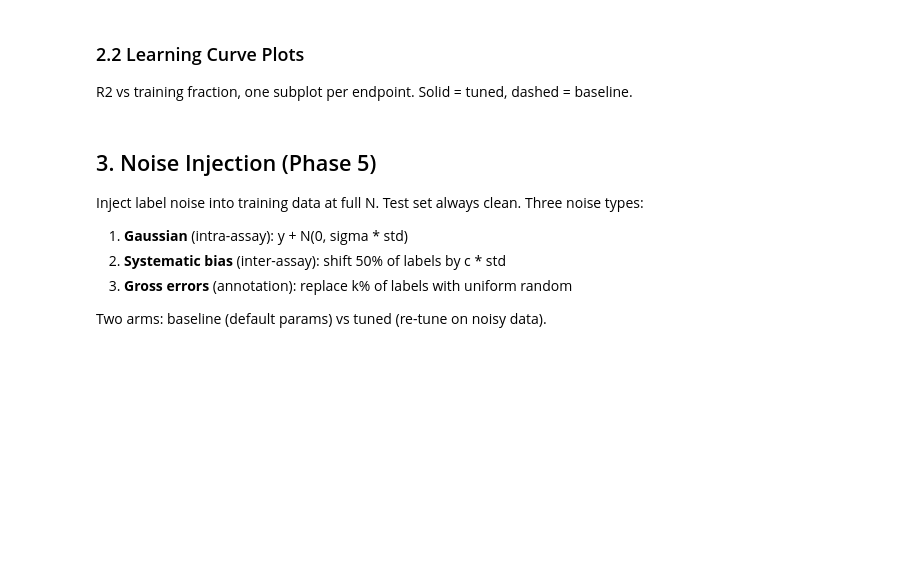
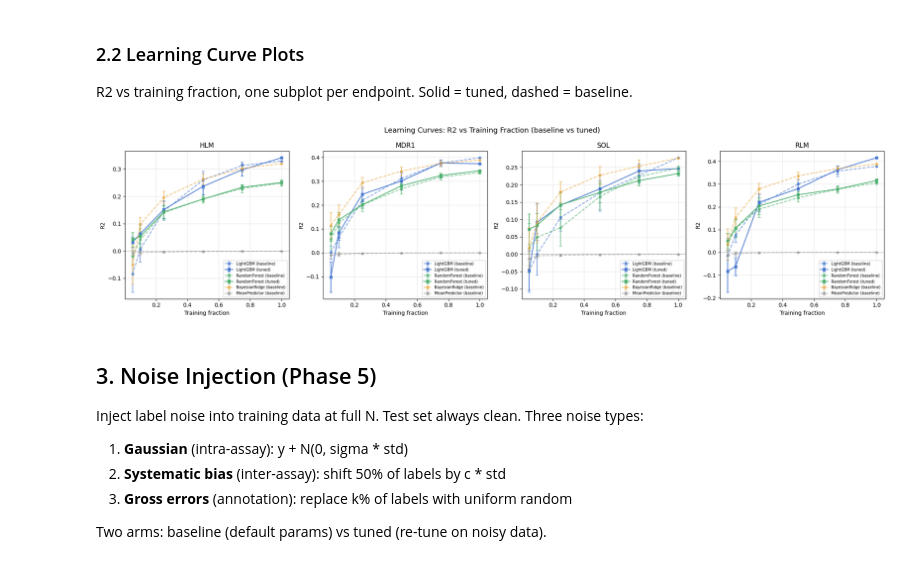
Before and after one commit to Zarif-S/uniq-plus-data-quantity-noise-qsar, a Jupyter notebook: notebooks/03_adme_experiments.ipynb, the cells around one changed output. Drawn from its saved outputs; the diff is of its cells as text; code cells hidden in the pictures; blank space fills up the shorter version.

```diff
--- a/notebooks/03_adme_experiments.ipynb
+++ b/notebooks/03_adme_experiments.ipynb
@@ -61,14 +69,16 @@ print(f'Loaded {len(df)} compounds')
 ep_data = {}
 for col in MODEL_ENDPOINTS:
     df_ep = filter_endpoint(df, col)
-    X = morgan_fingerprints(df_ep['SMILES'].tolist())
+    smiles = df_ep['SMILES'].tolist()
+    X = rdkit_2d_features(smiles)
     y = df_ep[col].values
-    X_train, X_test, y_train, y_test = train_test_split(
-        X, y, test_size=0.2, random_state=SEED
+    X_train, X_test, y_train, y_test, smi_train, smi_test = train_test_split(
+        X, y, smiles, test_size=0.2, random_state=SEED
     )
     ep_data[col] = {
         'X_train': X_train, 'X_test': X_test,
         'y_train': y_train, 'y_test': y_test,
+        'smi_train': smi_train, 'smi_test': smi_test,  # for MPNN2
     }
     ep_short = EP_SHORT_MAP[col]
     print(f'  {ep_short}: {len(X_train)} train, {len(X_test)} test')
@@ -85,8 +172,11 @@ BayesianRidge is baseline-only (no tuning). MeanPredictor included as reference
 Fractions: {0.05, 0.10, 0.25, 0.50, 0.75, 1.0}, 10 seeds each.
 # %%
 if not RUN_LEARNING_CURVES:
-    print('Learning curves skipped (RUN_LEARNING_CURVES=False).')
-    lc_results = pd.DataFrame()
+    import os
+    _path = '../data/processed/learning_curve_results.csv'
+    lc_results = pd.read_csv(_path) if os.path.exists(_path) else pd.DataFrame()
+    print(f'Learning curves skipped — loaded {len(lc_results)} existing rows from disk.'
+          if not lc_results.empty else 'Learning curves skipped (no existing results on disk).')
 else:
     from sklearn.linear_model import BayesianRidge
     from sklearn.dummy import DummyRegressor
@@ -155,6 +245,17 @@ else:
                 metrics = evaluate_model(tuned_rf, X_test, y_test)
                 lc_rows.append({**base, 'model': 'RandomForest', 'arm': 'tuned', **metrics})
 
+                # ── MPNN2: baseline (RMSE stopping) + tuned (MAE stopping) ──
+                # Runs for seeds 0..MPNN2_N_SEEDS-1 only.
+                if RUN_MPNN2_EXPERIMENTS and seed < MPNN2_N_SEEDS:
+                    smi_sub = [ep_data[col]['smi_train'][i] for i in idx]
+                    smi_test_ep = ep_data[col]['smi_test']
+                    for arm_label, metric in [('baseline', 'rmse'), ('tuned', 'mae')]:
+                        run_dir = f'../models/mpnn2_exp/lc/{ep_short}/frac{frac}/seed{seed}/{arm_label}'
+                        y_pred_mpnn2 = _run_mpnn2(smi_sub, y_sub, smi_test_ep, run_dir, metric=metric)
+                        metrics = evaluate_model(None, None, y_test, y_pred=y_pred_mpnn2)
+                        lc_rows.append({**base, 'model': 'MPNN2', 'arm': arm_label, **metrics})
+
                 if step % 20 == 0 or step == total:
                     print(f'    [{step}/{total}] {ep_short} frac={frac} seed={seed}')
 
@@ -179,7 +298,8 @@ if lc_results.empty:
     print('No learning curve results to plot.')
 else:
     MODEL_COLORS = {'LightGBM': '#4878cf', 'RandomForest': '#4caf6e',
-                    'BayesianRidge': '#e8a83e', 'MeanPredictor': '#999999'}
+                    'BayesianRidge': '#e8a83e', 'MeanPredictor': '#999999',
+                    'MPNN2': '#c94a4a'}
 
     fig, axes = plt.subplots(1, len(EP_SHORT), figsize=(5 * len(EP_SHORT), 5), sharey=False)
     if len(EP_SHORT) == 1:
@@ -187,36 +307,39 @@ else:
 
     for ax, ep in zip(axes, EP_SHORT):
         ep_df = lc_results[lc_results["ep_short"] == ep]
 
-        for model in ["LightGBM", "RandomForest", "BayesianRidge", "MeanPredictor"]:
+        for model in ["LightGBM", "RandomForest", "BayesianRidge", "MeanPredictor", "MPNN2"]:
             color = MODEL_COLORS.get(model, "grey")
 
             # Baseline arm
             bl = ep_df[(ep_df["model"] == model) & (ep_df["arm"] == "baseline")]
             if not bl.empty:
                 agg = bl.groupby("fraction")["R2"].agg(["mean", "std"])
-                ax.errorbar(agg.index, agg["mean"], yerr=agg["std"],
+                ax.errorbar(agg.index, agg["mean"], yerr=agg["std"].fillna(0),
                             color=color, linestyle="--", marker="o", markersize=4,
                             label=f"{model} (baseline)", alpha=0.7, capsize=3)
 
             # Tuned arm
             tn = ep_df[(ep_df["model"] == model) & (ep_df["arm"] == "tuned")]
             if not tn.empty:
                 agg = tn.groupby("fraction")["R2"].agg(["mean", "std"])
-                ax.errorbar(agg.index, agg["mean"], yerr=agg["std"],
+                ax.errorbar(agg.index, agg["mean"], yerr=agg["std"].fillna(0),
                             color=color, linestyle="-", marker="s", markersize=4,
                             label=f"{model} (tuned)", capsize=3)
 
         ax.set_title(ep)
         ax.set_xlabel("Training fraction")
         ax.set_ylabel("R2")
         ax.axhline(0, color="black", linewidth=0.5, linestyle=":")
         ax.legend(fontsize=7, loc="lower right")
         ax.grid(True, alpha=0.3)
 
     fig.suptitle('Learning Curves: R2 vs Training Fraction (baseline vs tuned)', fontsize=13)
     plt.tight_layout()
+    fig.savefig('../figures/4.1_learning_curves.png', dpi=150, bbox_inches='tight')
     plt.show()
+# %% [output]
+[figure, added]
 # %% [markdown]
 ## 3. Noise Injection (Phase 5)
 
```
Also changed, not shown: parts of 23 cells of this notebook, 37 other files.
